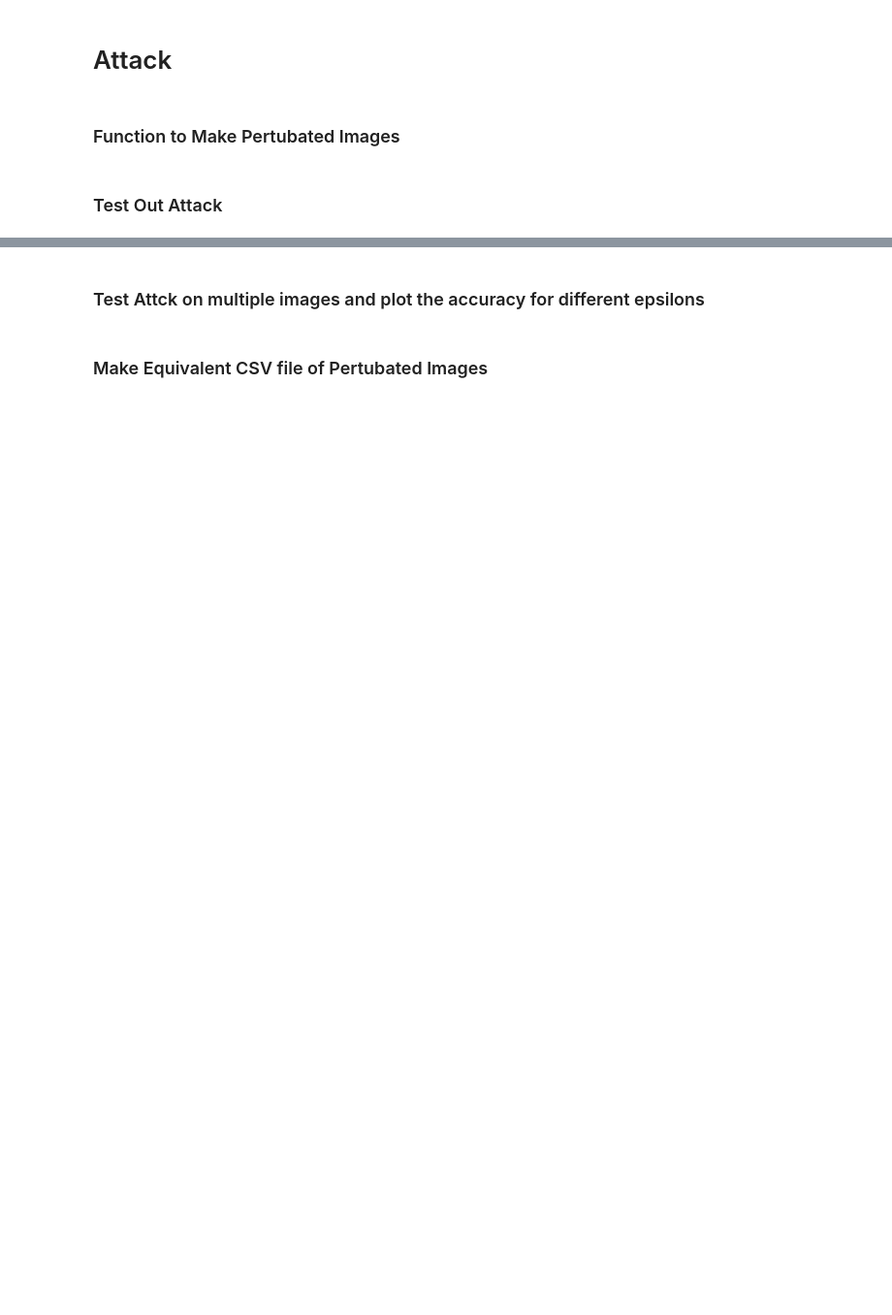
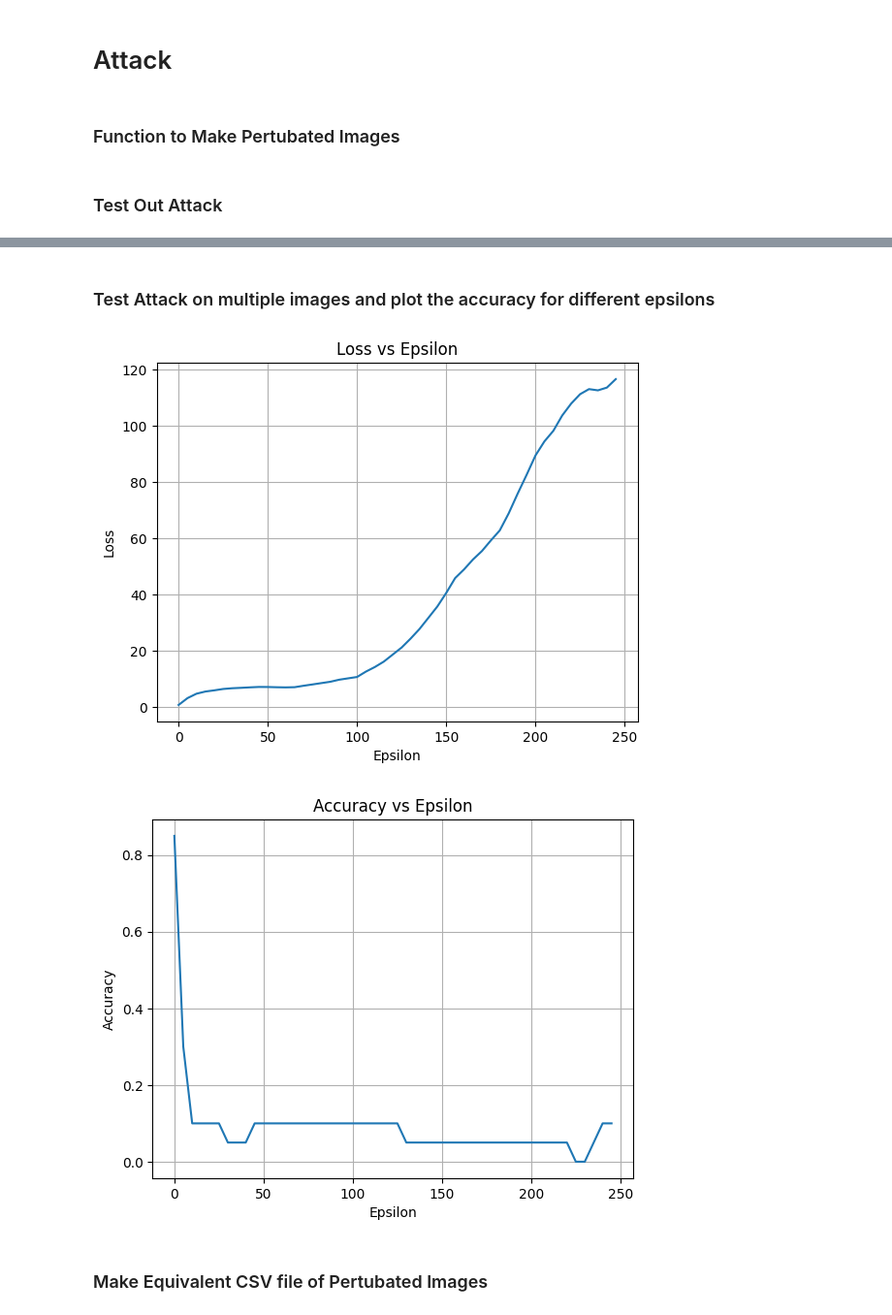
Before and after one commit to zignadCube/DeepLearningProject, a Jupyter notebook: Project.ipynb, the cells around one changed output, grey strips where cells are left out. Shown: that part at 97% size. Saved outputs shown, nothing was run; the diff lists cells and outputs as text; code cells hidden in the pictures; blank space fills up the shorter version.

```diff
--- a/Project.ipynb
+++ b/Project.ipynb
@@ -118,37 +136,42 @@ for i, eps in enumerate(epsilons):
 # %% [markdown]
-### Test Attck on multiple images and plot the accuracy for different epsilons
+### Test Attack on multiple images and plot the accuracy for different epsilons
 # %%
-epsilon = np.linspace(0, 245, 20)
+epsilon = np.linspace(0, 245, 50)
 
 length = 20
 
 test_loss = []
 test_acc = []
 
 for eps in epsilon:
     x_test_compromised = []
     for i, img in enumerate(x_test[:length]):
-        adv_x = create_compromised_image(img, eps)[0].numpy()
+        adv_x = create_compromised_image(img, eps, model)[0].numpy()
         x_test_compromised.append(adv_x)
 
     x_test_compromised = np.array(x_test_compromised)
     score = model.evaluate(x_test_compromised, y_test[:length], verbose=0, batch_size=1)
     test_loss.append(score[0])
     test_acc.append(score[1])
 
 plt.figure()
 plt.plot(epsilon, test_loss)
 plt.title('Loss vs Epsilon')
 plt.xlabel('Epsilon')
 plt.ylabel('Loss')
+plt.grid()
 plt.show()
 
 plt.figure()
 plt.plot(epsilon, test_acc)
 plt.title('Accuracy vs Epsilon')
 plt.xlabel('Epsilon')
 plt.ylabel('Accuracy')
+plt.grid()
 plt.show()
+# %% [output]
+[figure, added]
+[figure, added]
 # %% [markdown]
 ### Make Equivalent CSV file of Pertubated Images
 # %%
```
Also changed, not shown: parts of 18 cells of this notebook, 1 other file.
